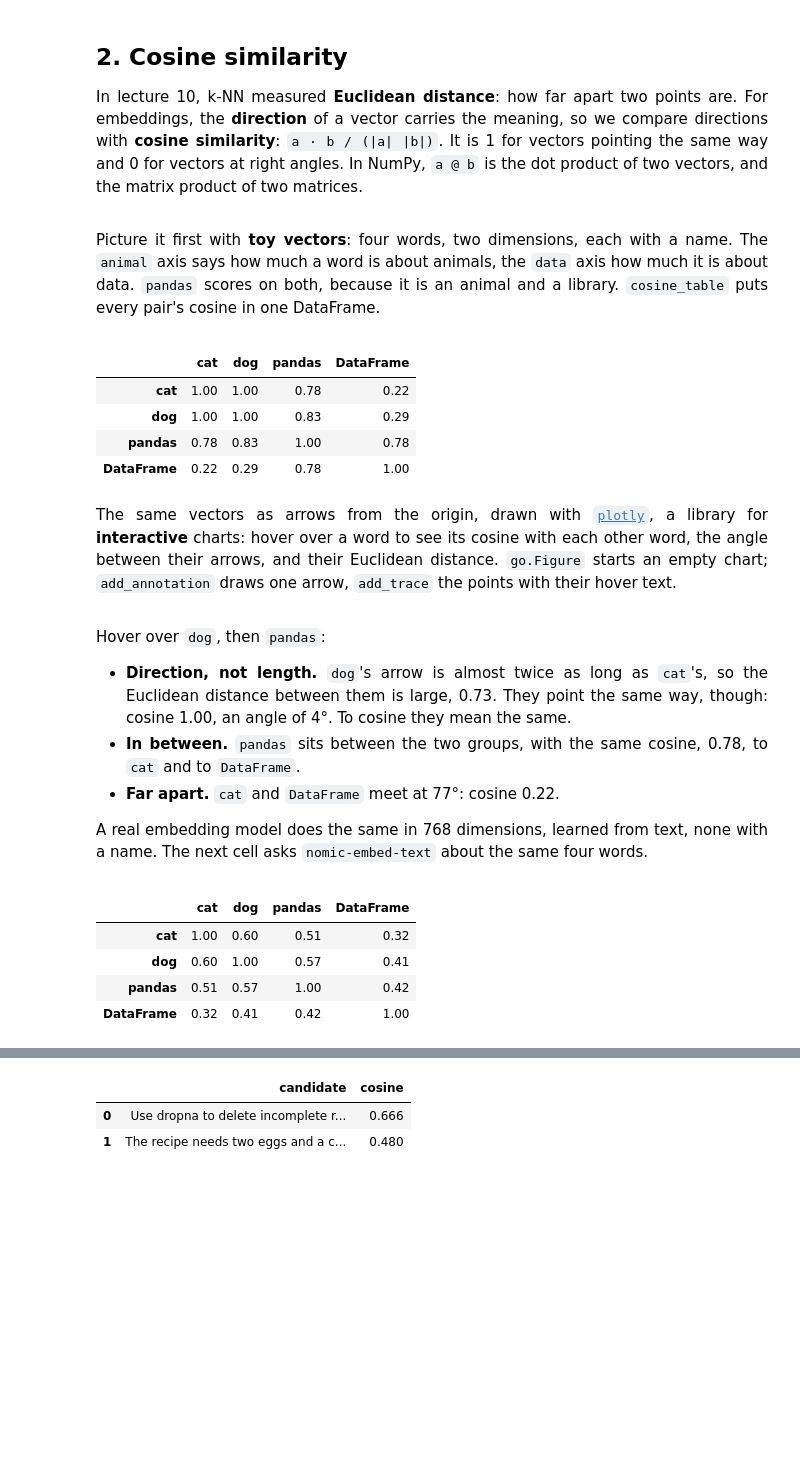
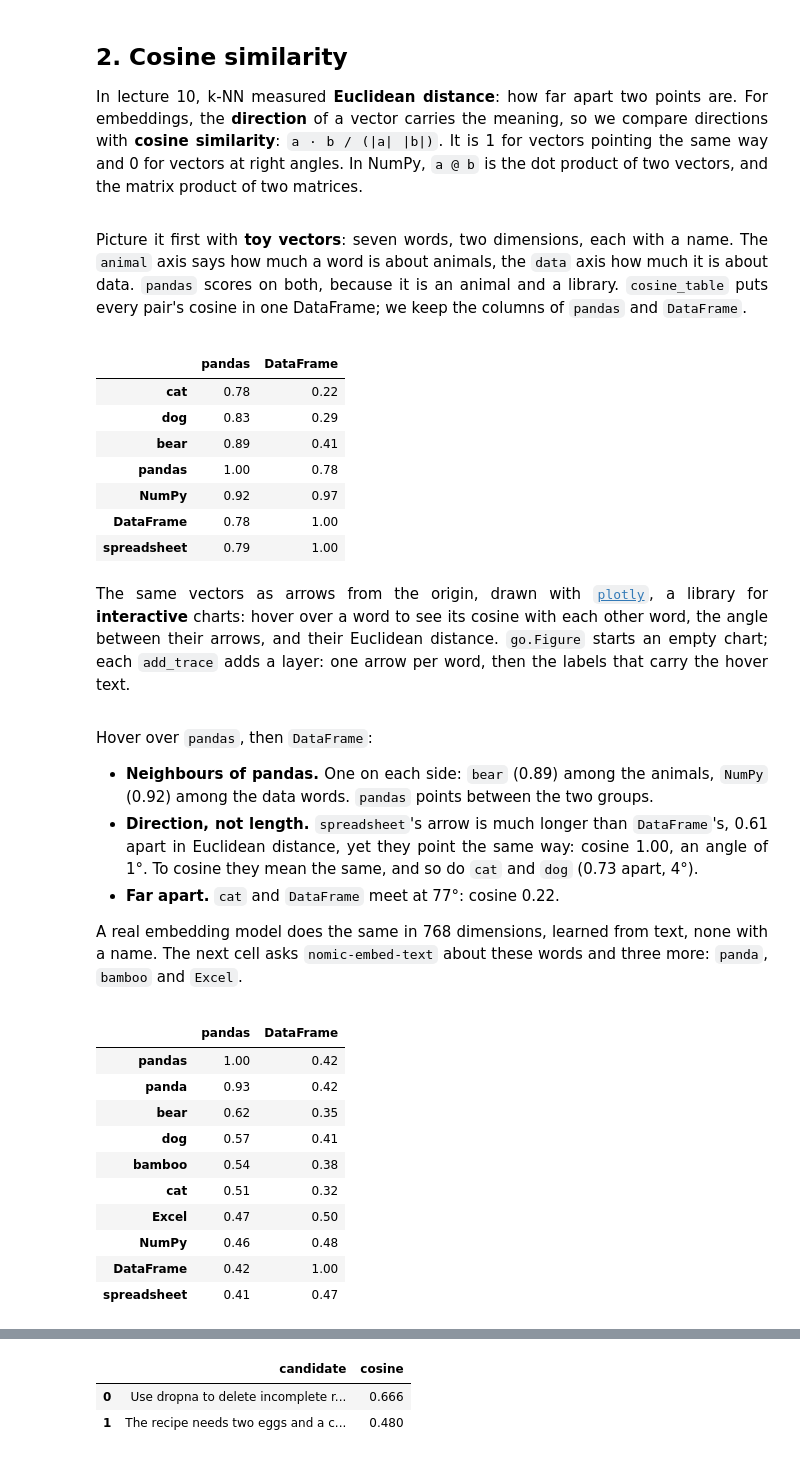
Before and after one commit to argythana/teach-llm-system, a Jupyter notebook: lecture_02_embeddings_rag_vector_store/reading_material/lec_02a_embeddings_cosine_similarity.ipynb, the cells around one changed output, grey strips where cells are left out. Cells and saved outputs as stored; diff of their text form; code cells hidden in the pictures; blank space fills up the shorter version.

```diff
--- a/lecture_02_embeddings_rag_vector_store/reading_material/lec_02a_embeddings_cosine_similarity.ipynb
+++ b/lecture_02_embeddings_rag_vector_store/reading_material/lec_02a_embeddings_cosine_similarity.ipynb
@@ -114,8 +114,9 @@ def cosine(a, b):
 # %% [markdown]
 <div style="text-align: justify; max-width: 90ch">
 
-Picture it first with **toy vectors**: four words, two dimensions, each with a name. The `animal` axis says how much a word is about animals, the `data` axis how much it is about data.
-`pandas` scores on both, because it is an animal and a library. `cosine_table` puts every pair's cosine in one DataFrame.
+Picture it first with **toy vectors**: seven words, two dimensions, each with a name. The `animal` axis says how much a word is about animals, the `data` axis how much it is about data.
+`pandas` scores on both, because it is an animal and a library. `cosine_table` puts every pair's cosine in one DataFrame;
+we keep the columns of `pandas` and `DataFrame`.
 
 </div>
 # %%
@@ -128,22 +129,28 @@ def cosine_table(vectors, names):
 
 # Hand-made 2D vectors with named axes; a real model's 768 axes have no names
 toy = pd.DataFrame(
-    {"animal": [0.9, 1.6, 0.6, 0.1], "data": [0.1, 0.3, 0.6, 0.9]},
-    index=["cat", "dog", "pandas", "DataFrame"],
+    {
+        "animal": [0.9, 1.6, 1.1, 0.6, 0.35, 0.1, 0.2],
+        "data": [0.1, 0.3, 0.35, 0.6, 0.9, 0.9, 1.5],
+    },
+    index=["cat", "dog", "bear", "pandas", "NumPy", "DataFrame", "spreadsheet"],
 )
-cosine_table(toy.to_numpy(), toy.index)
+cosine_table(toy.to_numpy(), toy.index)[["pandas", "DataFrame"]]
 # %% [output]
-|  | cat | dog | pandas | DataFrame |
-| cat | 1.00 | 1.00 | 0.78 | 0.22 |
-| dog | 1.00 | 1.00 | 0.83 | 0.29 |
-| pandas | 0.78 | 0.83 | 1.00 | 0.78 |
-| DataFrame | 0.22 | 0.29 | 0.78 | 1.00 |
+|  | pandas | DataFrame |
+| cat | 0.78 | 0.22 |
+| dog | 0.83 | 0.29 |
+| bear | 0.89 | 0.41 |
+| pandas | 1.00 | 0.78 |
+| NumPy | 0.92 | 0.97 |
+| DataFrame | 0.78 | 1.00 |
+| spreadsheet | 0.79 | 1.00 |
 # %% [markdown]
 <div style="text-align: justify; max-width: 90ch">
 
 The same vectors as arrows from the origin, drawn with [`plotly`](https://plotly.com/python/), a library for **interactive** charts:
 hover over a word to see its cosine with each other word, the angle between their arrows, and their Euclidean distance. `go.Figure` starts an empty chart;
-`add_annotation` draws one arrow, `add_trace` the points with their hover text.
+each `add_trace` adds a layer: one arrow per word, then the labels that carry the hover text.
 
 </div>
 # %%
@@ -200,25 +207,45 @@ fig.show()
 # %% [markdown]
 <div style="text-align: justify; max-width: 90ch">
 
-Hover over `dog`, then `pandas`:
+Hover over `pandas`, then `DataFrame`:
 
-- **Direction, not length.** `dog`'s arrow is almost twice as long as `cat`'s, so the Euclidean distance between them is large,
-  0.73. They point the same way, though: cosine 1.00, an angle of 4°. To cosine they mean the same.
-- **In between.** `pandas` sits between the two groups, with the same cosine, 0.78, to `cat` and to `DataFrame`.
+- **Neighbours of pandas.** One on each side: `bear` (0.89) among the animals, `NumPy` (0.92) among the data words. `pandas` points between the two groups.
+- **Direction, not length.** `spreadsheet`'s arrow is much longer than `DataFrame`'s, 0.61 apart in Euclidean distance, yet they point the same way:
+  cosine 1.00, an angle of 1°. To cosine they mean the same, and so do `cat` and `dog` (0.73 apart, 4°).
 - **Far apart.** `cat` and `DataFrame` meet at 77°: cosine 0.22.
 
-A real embedding model does the same in 768 dimensions, learned from text, none with a name. The next cell asks `nomic-embed-text` about the same four words.
+A real embedding model does the same in 768 dimensions, learned from text, none with a name. The next cell asks `nomic-embed-text` about these words and three more:
+`panda`, `bamboo` and `Excel`.
 
 </div>
 # %%
-words = ["cat", "dog", "pandas", "DataFrame"]
-cosine_table(embed(words), words)
+words = [
+    "cat",
+    "dog",
+    "bear",
+    "panda",
+    "bamboo",
+    "pandas",
+    "DataFrame",
+    "NumPy",
+    "spreadsheet",
+    "Excel",
+]
+cosine_table(embed(words), words)[["pandas", "DataFrame"]].sort_values(
+    "pandas", ascending=False
+)
 # %% [output]
-|  | cat | dog | pandas | DataFrame |
-| cat | 1.00 | 0.60 | 0.51 | 0.32 |
-| dog | 0.60 | 1.00 | 0.57 | 0.41 |
-| pandas | 0.51 | 0.57 | 1.00 | 0.42 |
-| DataFrame | 0.32 | 0.41 | 0.42 | 1.00 |
+|  | pandas | DataFrame |
+| pandas | 1.00 | 0.42 |
+| panda | 0.93 | 0.42 |
+| bear | 0.62 | 0.35 |
+| dog | 0.57 | 0.41 |
+| bamboo | 0.54 | 0.38 |
+| cat | 0.51 | 0.32 |
+| Excel | 0.47 | 0.50 |
+| NumPy | 0.46 | 0.48 |
+| DataFrame | 0.42 | 1.00 |
+| spreadsheet | 0.41 | 0.47 |
 # %% [markdown]
 <div style="text-align: justify; max-width: 90ch">
 
```
Also changed, not shown: parts of 3 cells of this notebook.
